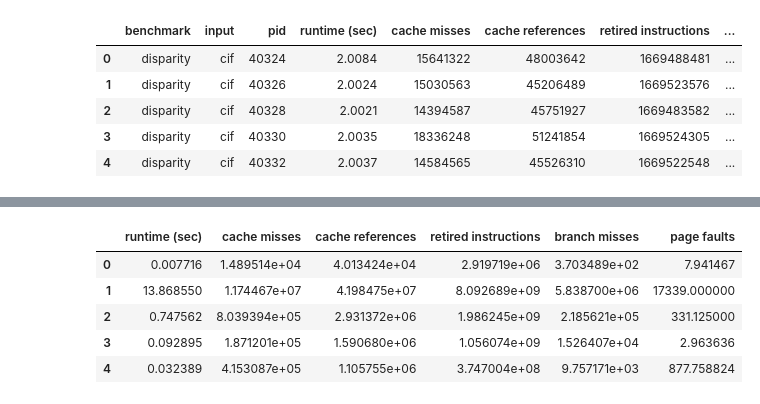
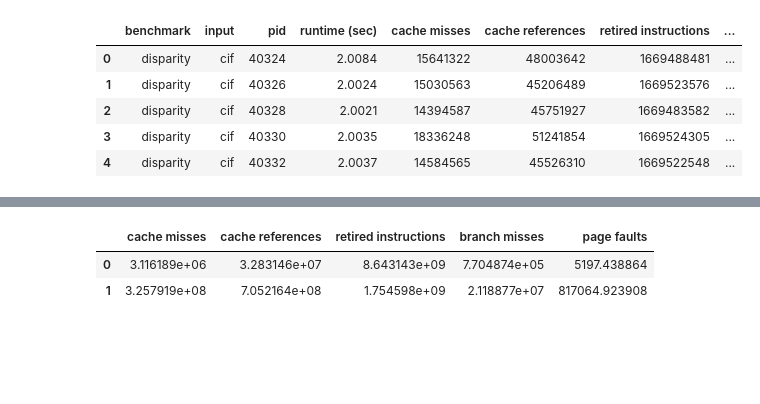
Before and after one commit to Nick1296/RT-Predict, a Jupyter notebook: Clustering.ipynb, the cells around one changed output, grey strips where cells are left out. Drawn from its saved outputs; the diff is of its cells as text; code cells hidden in the pictures; blank space fills up the shorter version.

```diff
--- a/Clustering.ipynb
+++ b/Clustering.ipynb
@@ -61,15 +66,11 @@ dtype: object
 # compute application and function performance profiles
 app_profiles=data.groupby(['benchmark','input','pid'])[['runtime (sec)','cache misses' ,'cache references' ,'retired instructions','branch misses','page faults']].sum().reset_index()
 functions=data.groupby(['benchmark','input','pid','function','call occurrence']).sum().reset_index()
-columns_to_norm=['runtime (sec)','cache misses' ,'cache references' ,'retired instructions','branch misses','page faults']
+columns_to_norm=['cache misses' ,'cache references' ,'retired instructions','branch misses','page faults']
 #normalize functions profiles
 normed_functions=functions.copy()
 for column in tqdm(columns_to_norm):
-    func_vals=normed_functions[column]
-    app_vals=app_profiles[column]
-    tmp=None
-    for pid in tqdm(app_profiles['pid']):
-        normed_functions.loc[functions['pid'] == pid,column]= func_vals[functions['pid'] == pid].to_numpy() / app_vals[app_profiles['pid']==pid].to_numpy()
+        normed_functions[column]=normed_functions[column]/normed_functions['runtime (sec)']
 # %%
 app_profiles.head()
 # %% [output]
@@ -178,5 +176,0 @@ X=functions[columns_to_norm].to_numpy()
-# %%
-best_clusterings,best_labels,clusterings_str=evaluate_clusterings(X,clusterings=['KMeans'])
-#for i in range(len(best_labels)):
-#  plot_clusters(X,best_labels[i],clusterings_str[i])
-#feature_grid_clusters(X,best_labels[i],clusterings_str[i])
@@ -189,6 +177,5 @@ X_n=normed_functions[columns_to_norm].to_numpy()
 # %%
-best_clusterings_n,best_labels_n,clusterings_str_n=evaluate_clusterings(X_n,['KMeans'])
-#for i in range(best_labels_n):
-#  plot_clusters(X_n,best_labels_N[i],clusterings_str_n[i])
-#  feature_grid_clusters(X_n,best_labels_n[0],clusterings_str_n[0])
+for column in tqdm(columns_to_norm):
+    print(f"Clustering on {column}")
+    best_clusterings,best_labels,clusterings_str=evaluate_clusterings(normed_functions[column].to_numpy().reshape(-1, 1),['KMeans'])
 # %% [output]
@@ -200,3 +195,5 @@ X_app = app_profiles[columns_to_norm].to_numpy()
 # %%
-best_clusterings_app,best_labels_app,clusterings_str_app=evaluate_clusterings(X,['KMeans'])
+for column in tqdm(columns_to_norm):
+    print(f"Clustering on {column}")
+    best_clusterings_app,best_labels_app,clusterings_str_app=evaluate_clusterings(app_profiles[column].to_numpy().reshape(-1, 1),['KMeans'])
 # %% [output]
@@ -206,12 +213,13 @@ best: clusters:2 score:0.9944018034344961
 # %%
-clustering = KMeans(random_state=0,n_clusters=5)
-labels=clustering.fit_predict(X)
-centers=clustering.cluster_centers_
-pd.DataFrame(centers,columns=columns_to_norm)
+clustering={}
+labels={}
+centers={}
+for column in tqdm(columns_to_norm):
+    clustering[column] = KMeans(random_state=0,n_clusters=2)
+    labels[column]=clustering[column].fit_predict(normed_functions[column].to_numpy().reshape(-1, 1))
+    centers[column]=clustering[column].cluster_centers_.ravel()
+pd.DataFrame(centers)
 # %% [output]
-|  | runtime (sec) | cache misses | cache references | retired instructions | branch misses | page faults |
-| 0 | 0.007716 | 1.489514e+04 | 4.013424e+04 | 2.919719e+06 | 3.703489e+02 | 7.941467 |
-| 1 | 13.868550 | 1.174467e+07 | 4.198475e+07 | 8.092689e+09 | 5.838700e+06 | 17339.000000 |
-| 2 | 0.747562 | 8.039394e+05 | 2.931372e+06 | 1.986245e+09 | 2.185621e+05 | 331.125000 |
-| 3 | 0.092895 | 1.871201e+05 | 1.590680e+06 | 1.056074e+09 | 1.526407e+04 | 2.963636 |
-| 4 | 0.032389 | 4.153087e+05 | 1.105755e+06 | 3.747004e+08 | 9.757171e+03 | 877.758824 |
+|  | cache misses | cache references | retired instructions | branch misses | page faults |
+| 0 | 3.116189e+06 | 3.283146e+07 | 8.643143e+09 | 7.704874e+05 | 5197.438864 |
+| 1 | 3.257919e+08 | 7.052164e+08 | 1.754598e+09 | 2.118877e+07 | 817064.923908 |
```
Also changed, not shown: parts of 16 cells of this notebook.
